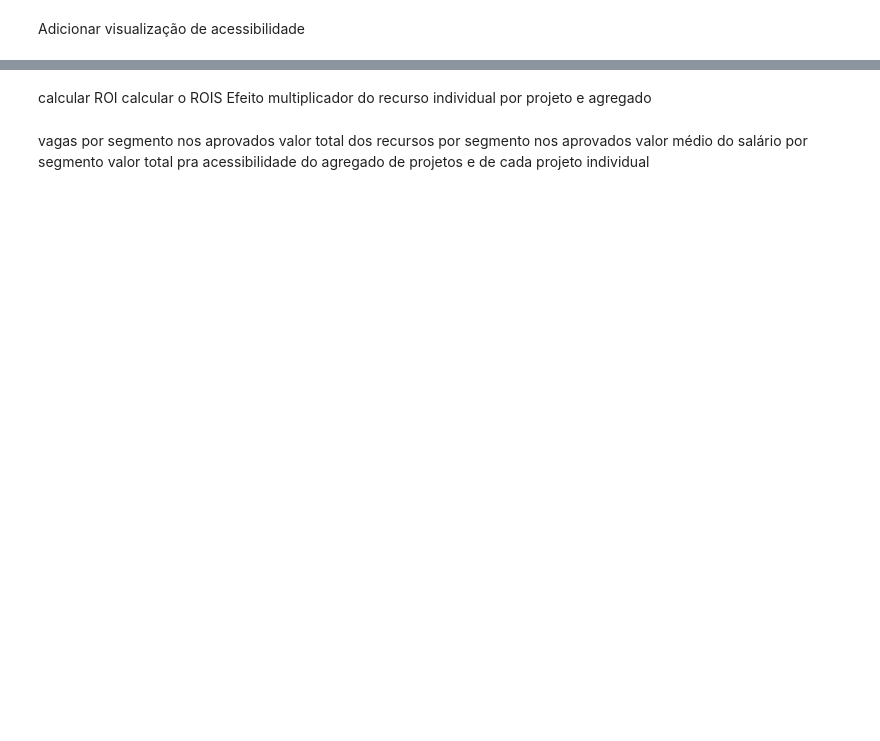
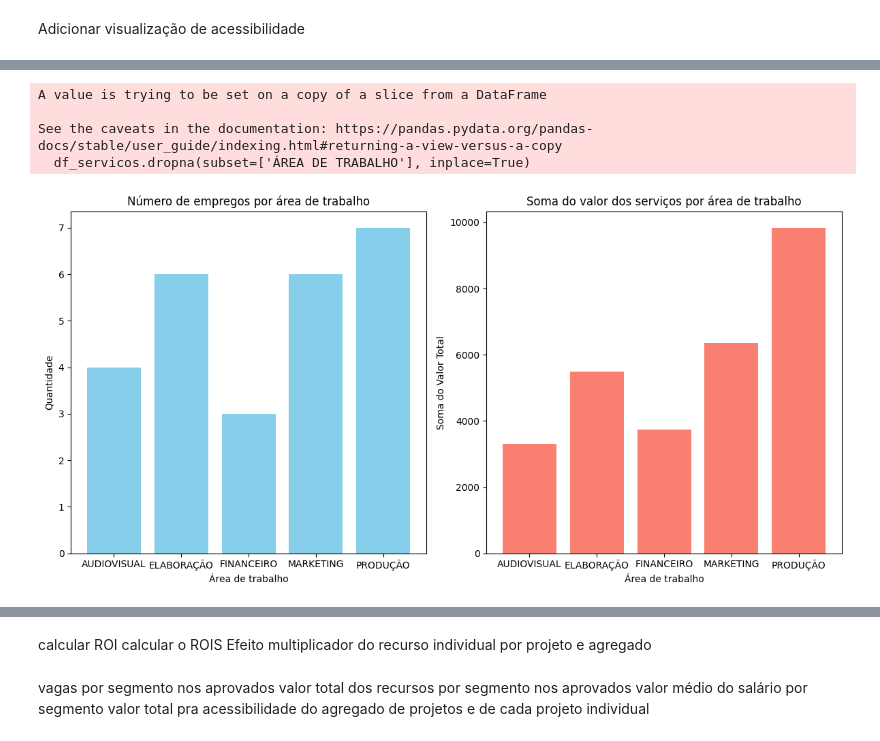
Before and after one commit to alandgmendes/analises_facilitadora, a Jupyter notebook: analise_facilitadora.ipynb, the cells around one changed output, grey strips where cells are left out. Cells and saved outputs as stored; diff of their text form; code cells hidden in the pictures; blank space fills up the shorter version.

```diff
--- a/analise_facilitadora.ipynb
+++ b/analise_facilitadora.ipynb
@@ -261,14 +360,13 @@ for project_name, df in dataframes.items():
 Analisaremos a princípio as colunas comuns a todas as tabelas
 # %%
 # List of universal columns
-universal_columns = ['Descrição do Item', 'Justificativa', 'Unidade de Medida', 'Valor Unitário', 'Quantidade', 'Valor Total']
+universal_columns = ['Descrição do Item', 'Justificativa', 'Unidade de Medida', 'Valor Unitário', 'Quantidade', 'Valor Total', 'RESPONSÁVEL', 'ÁREA DE TRABALHO',]
 
 # Dictionary to store DataFrames for each project with common columns
 dataframesCommon = {}
 # Iterate through each project and its corresponding DataFrame
 for project_name, df in dataframes.items():
     # Filter the columns to keep only universal columns
-    print(project_name)
     df = df[universal_columns]
 
     # Update the dataframe in the dictionary
@@ -355,0 +497,7 @@ generate_project_charts(combined_df, "Total dos projetos")
+# %%
+combined_df = pd.concat(all_dataframes, ignore_index=True)
+# %%
+df_servicos = combined_df[combined_df['Unidade de Medida'] == 'Serviços']
+
+# Convert 'Quantidade' to numeric (in case it's not already)
+df_servicos['Quantidade'] = pd.to_numeric(df_servicos['Quantidade'], errors='coerce')
@@ -355,0 +569,29 @@ generate_project_charts(combined_df, "Total dos projetos")
+# %%
+
+df_servicos.dropna(subset=['ÁREA DE TRABALHO'], inplace=True)
+# Group by 'ÁREA DE TRABALHO' and sum the 'Quantidade' and 'Valor Total'
+grouped_df = df_servicos.groupby('ÁREA DE TRABALHO').agg({'Quantidade': 'sum', 'Valor Total': 'sum'}).reset_index()
+
+# Plotting the sum of 'Quantidade' grouped by 'ÁREA DE TRABALHO'
+plt.figure(figsize=(12, 6))
+plt.subplot(1, 2, 1)
+plt.bar(grouped_df['ÁREA DE TRABALHO'], grouped_df['Quantidade'], color='skyblue')
+plt.title('Número de empregos por área de trabalho')
+plt.xlabel('Área de trabalho')
+plt.ylabel('Quantidade')
+
+# Plotting the sum of 'Valor Total' grouped by 'ÁREA DE TRABALHO'
+plt.subplot(1, 2, 2)
+plt.bar(grouped_df['ÁREA DE TRABALHO'], grouped_df['Valor Total'], color='salmon')
+plt.title('Soma do valor dos serviços por área de trabalho')
+plt.xlabel('Área de trabalho')
+plt.ylabel('Soma do Valor Total')
+
+plt.tight_layout()
+plt.show()
+# %% [output]
+A value is trying to be set on a copy of a slice from a DataFrame
+
+See the caveats in the documentation: https://pandas.pydata.org/pandas-docs/stable/user_guide/indexing.html#returning-a-view-versus-a-copy
+  df_servicos.dropna(subset=['ÁREA DE TRABALHO'], inplace=True)
+[figure, added]
```
Also changed, not shown: parts of 17 cells of this notebook.
